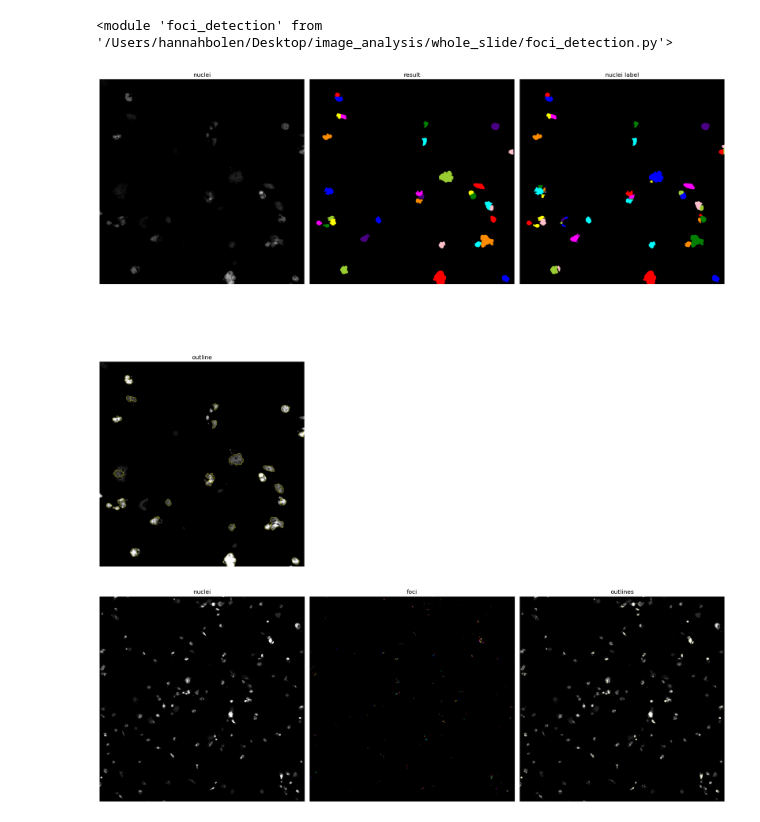
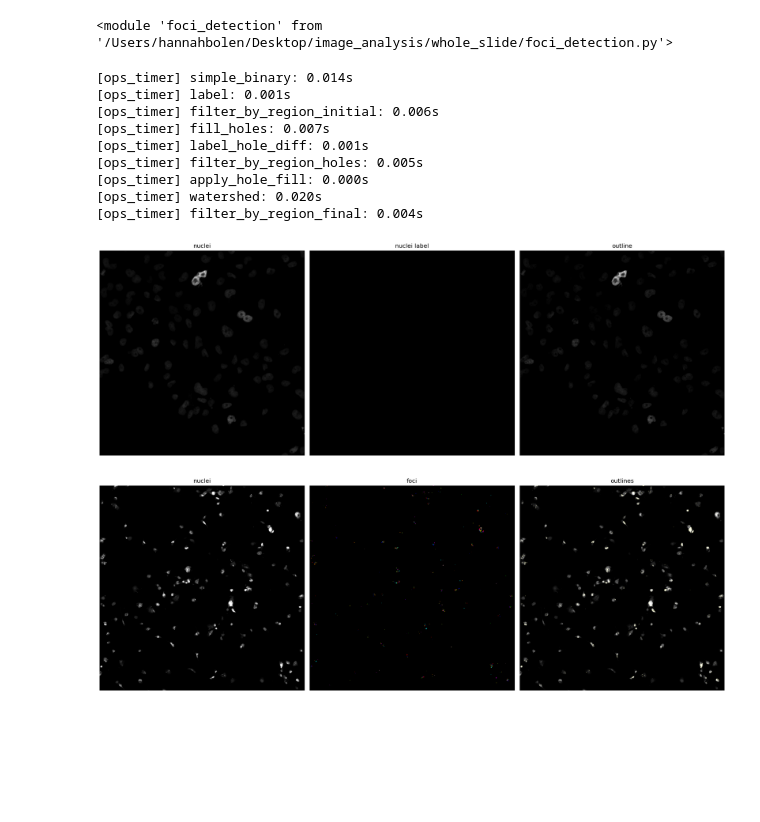
Before and after one commit to hannahbolen1/whole_slide, a Jupyter notebook: ops2019_segment.ipynb, the cells around one changed output. Drawn from its saved outputs; the diff is of its cells as text; code cells hidden in the pictures; blank space fills up the shorter version.

```diff
--- a/ops2019_segment.ipynb
+++ b/ops2019_segment.ipynb
@@ -19,7 +19,7 @@ importlib.reload(fd)
 # %%
 # read in image
 root = "/Users/hannahbolen/Desktop/image_analysis/"
-img_name = "o8p_day7_s12.ome.tif"
+img_name = "o8p_day24_s13.ome.tif"
 img_path = os.path.join(root, img_name)
 img = da.from_array(tifffile.imread(img_path))
 # assign channels
@@ -28,14 +28,14 @@ cy5Channel = img[1]
 # constants -- display
 ds = 10
 H, W = nucleiChannel.shape
-y0 = H//2 - 5120 # underlying "tile" size of 512, make tile excerpt multiple of 512
-x0 = W//2 - 5120
+y0 = 14960 # underlying "tile" size of 512, make tile excerpt multiple of 512
+x0 = 5460
 # make tile from center of image
-nucleiTile = nucleiChannel[y0:y0+5120, x0:x0+5120]
-cy5Tile = cy5Channel[y0:y0+5120, x0:x0+5120]
-# make even smaller tile
-nucleiZoom = nucleiTile[1000:3000, 2000:4000]
-cy5Zoom = cy5Tile[1000:3000, 2000:4000]
+nucleiTile = nucleiChannel[y0:y0+600, x0:x0+600]
+cy5Tile = cy5Channel[y0:y0+600, x0:x0+600]
+# # make even smaller tile
+# nucleiZoom = nucleiTile[1000:3000, 2000:4000]
+# cy5Zoom = cy5Tile[1000:3000, 2000:4000]
 # %%
 # constants -- processing
 umPerPx = 0.325
@@ -86,10 +86,20 @@ fun.ops_timing_reset()
 nucleiArgs = dict(threshold=lambda x: nucleiThreshold,
             area_min=nucleiMin, area_max=nucleiMax,
             smooth=smooth)
-findNuclei = fun.find_nuclei(nucleiChannel, **nucleiArgs)
+findNuclei = fun.find_nuclei(nucleiTile, **nucleiArgs)
 fun.ops_timing_summary()
 
 featuresDict = {"foci"}
+# %% [output]
+[ops_timer] simple_binary: 0.014s
+[ops_timer] label: 0.001s
+[ops_timer] filter_by_region_initial: 0.006s
+[ops_timer] fill_holes: 0.007s
+[ops_timer] label_hole_diff: 0.001s
+[ops_timer] filter_by_region_holes: 0.005s
+[ops_timer] apply_hole_fill: 0.000s
+[ops_timer] watershed: 0.020s
+[ops_timer] filter_by_region_final: 0.004s
 # %%
 threshold = 7
 mask = ski.util.img_as_ubyte(ski.filters.gaussian(nucleiTile, sigma = 1.8)) >= threshold
@@ -104,10 +114,11 @@ nuclei = fun.apply_watershed(labeled,smooth=4)
 result = fun.filter_by_region(nuclei, score=lambda r: nucleiMin < r.area < nucleiMax, threshold=nucleiThreshold)
 boundaries = ski.segmentation.mark_boundaries(ski.exposure.rescale_intensity(nucleiTile,in_range = (256, 12000)), result, mode="thick")
 # %%
-images = {"result":ski.color.label2rgb(result), "nuclei label":ski.color.label2rgb(nuclei), "outline":boundaries}
-visualize(nucleiZoom,**images)
+boundaries = ski.segmentation.mark_boundaries(ski.exposure.rescale_intensity(nucleiTile,in_range = (256, 12000)), findNuclei, mode="thick")
+images = {"nuclei label":ski.color.label2rgb(findNuclei), "outline":boundaries}
+visualize(nucleiTile,**images)
 # %% [output]
-[figure, old version]
+[figure, new version]
 # %%
 def log_ndi(data, sigma=1, *args, **kwargs):
     """Apply Laplacian of Gaussian to each image in a stack of shape (..., I, J).
```
Also changed, not shown: 7 other files.
